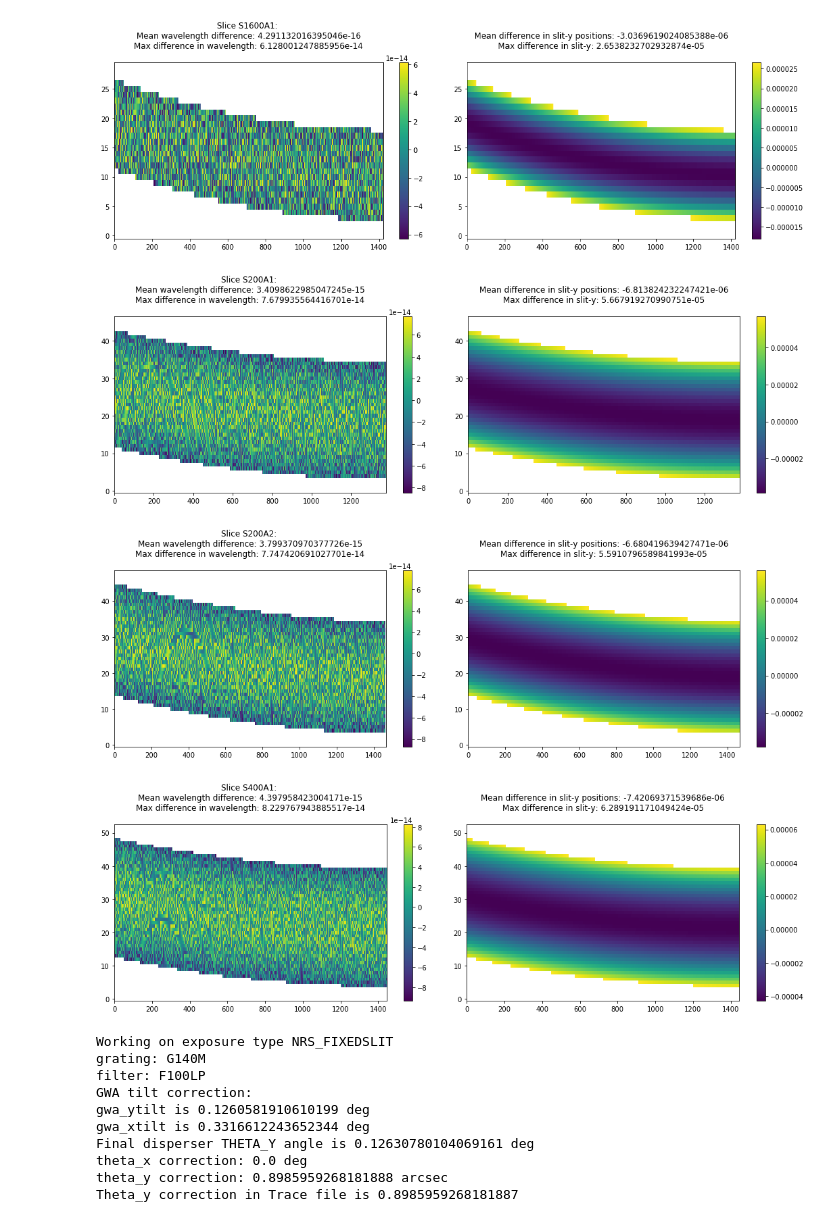
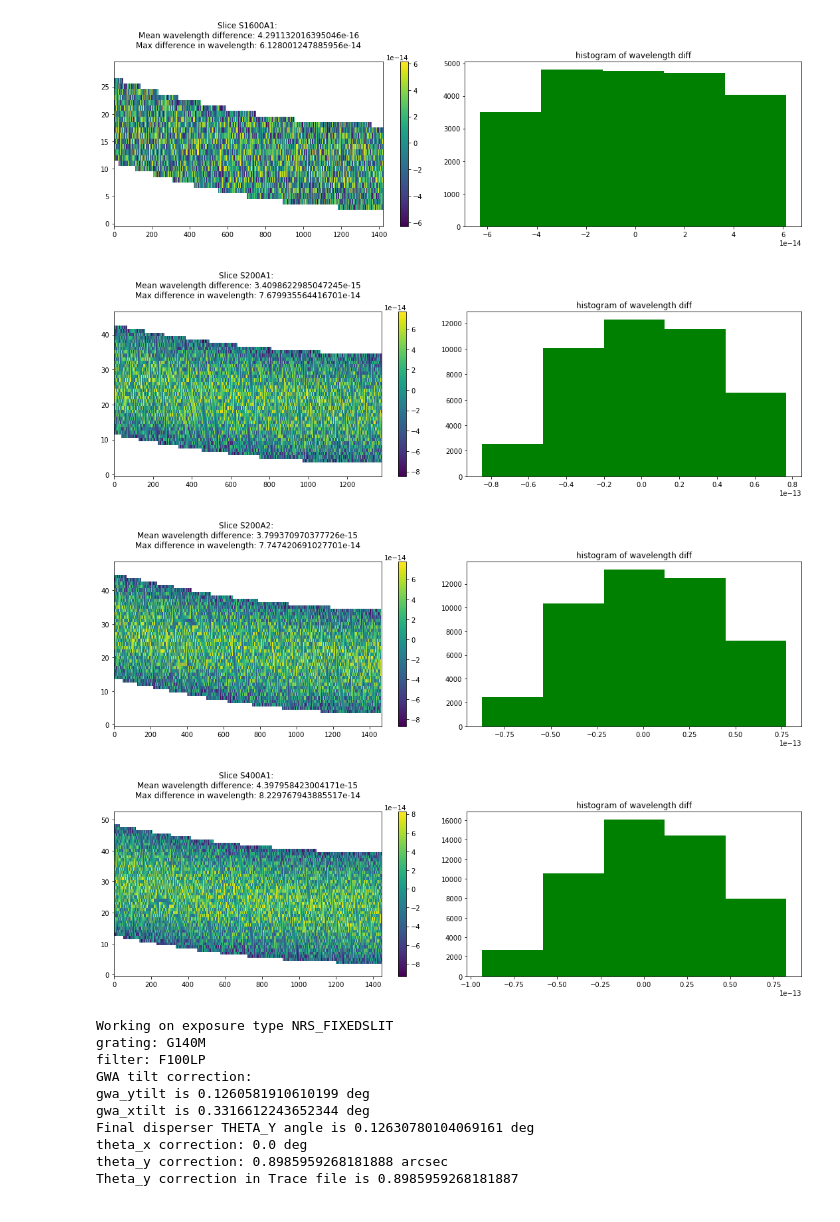
Before and after one commit to nden/nrs_testing, a Jupyter notebook: fs/NRS1_FS.ipynb, the cells around one changed output. Drawn from its saved outputs; the diff is of its cells as text; code cells hidden in the pictures.

Commit message:
update notebooks on rebased testing branch - use 0-based inputs

```diff
--- a/fs/NRS1_FS.ipynb
+++ b/fs/NRS1_FS.ipynb
@@ -61,62 +61,52 @@ for trace in esa:
     #tr.info()
     lam1 = tr[4].data
     slit1 = tr[5].data
     msay1 = tr[7].data
     pyw = wcs.WCS(tr[4].header)
     slice_id = map_slit_names[tr[0].header['SLITID']]
     tr.close()
 
     # Create x, y indices using the Trace WCS
     y, x =np.mgrid[:lam1.shape[0], : lam1.shape[1]]
-    x1, y1 = pyw.all_pix2world(x+1, y+1, 1) # +1 for 1-based inputs
+    x1, y1 = pyw.all_pix2world(x, y, 0)
 
     # Get the WCS for this particular slice
     wcs_slice = nirspec.nrs_wcs_set_input(im, slice_id)
     # Compute ra, dec and lambda
-    ra, dec, lam = wcs_slice(x1, y1)
+    ra, dec, lam = wcs_slice(x1-1, y1-1)
     lam *= 10**-6
 
     # For pixels where lam == NaN, set the value to -1
     notnan = ~np.isnan(lam)
-    #lam[nanind] = -1
-    #lam1[nanind] = -1
-    #oneind = lam1 == -1
-    #lam[oneind] = -1
+    nanind = np.isnan(lam)
+    lam[nanind] = np.nan
+    lam1[nanind] = np.nan
+    oneind = lam1 == np.nan
+    lam[oneind] = np.nan
 
     # Compute the difference in wavelength
-    ##diff = np.abs(lam1 - lam)
     diff = lam1 - lam
-    title = "Slice {}: \n".format(slice_id)
-    title += "Mean wavelength difference: {}\n".format(np.mean(diff[notnan]))
-    title += "Max difference in wavelength: {}\n".format(np.max(diff[notnan]))
+    title1 = "Slice {}: \n".format(slice_id)
+    title1 += "Mean wavelength difference: {}\n".format(np.mean(diff[notnan]))
+    title1 += "Max difference in wavelength: {}\n".format(np.max(diff[notnan]))
 
-    # Compute the difference in slit-y positions
-    detector2slit = wcs_slice.get_transform("detector", "slit_frame")
-    sx, sy, _ = detector2slit(x1, y1)
-    #sy[nanind] = -1
-    #sy[oneind] = -1
-    #slit1[nanind] = -1
-    diffslit = sy - slit1
-    # Plot differences and some statistics
-    titles = "Mean difference in slit-y positions: {}\n".format(np.mean(diffslit[notnan]))
-    titles += "Max difference in slit-y: {}\n".format(np.max(diffslit[notnan]))
-    #print ("SLICE {}".format(slice_id))
+    title2 = "histogram of wavelength diff"
+
     fig = plt.figure(figsize=(15, 5))
     ax1 = plt.subplot(1,2,1)
     i1 = ax1.imshow(diff, aspect='auto')
-    plt.title(title)
+    plt.title(title1)
     plt.colorbar(i1, ax=ax1 )
     ax2 = plt.subplot(1,2,2)
-    i2 = ax2.imshow(diffslit, aspect='auto')
-    plt.title(titles)
-    plt.colorbar(i2, ax=ax2)
+    i2 = plt.hist(diff[~np.isnan(diff)].flatten(), bins=5, color='green')
+    plt.title(title2)
 
     fig.tight_layout()
 # %% [output]
-[figure, old version]
+[figure, new version]
-[figure, old version]
+[figure, new version]
-[figure, old version]
+[figure, new version]
-[figure, old version]
+[figure, new version]
 # %%
 from jwst import datamodels
 from jwst.assign_wcs.nirspec import nrs_wcs_set_input
```
Also changed, not shown: parts of 13 cells of this notebook, 3 other files.
